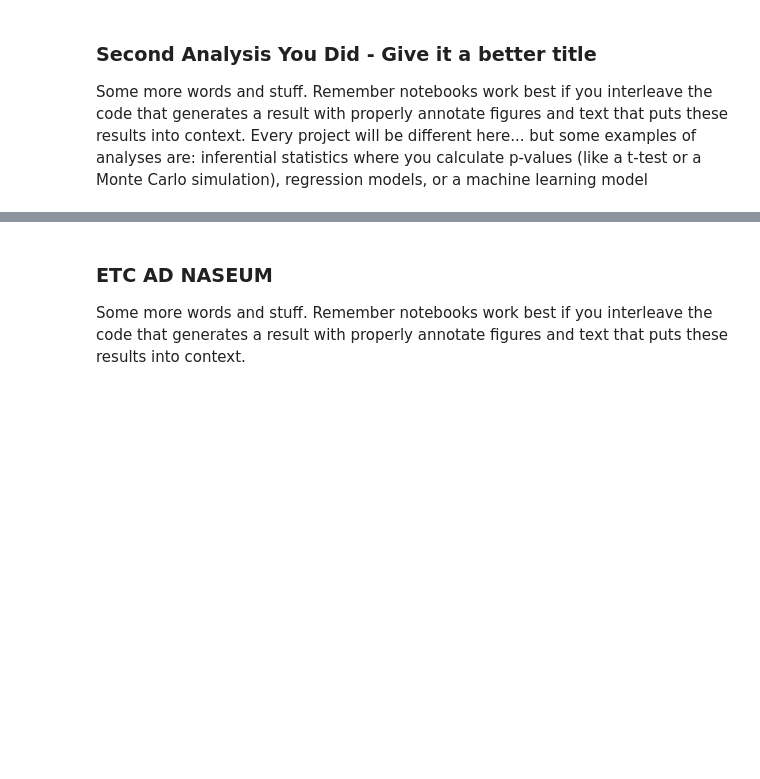
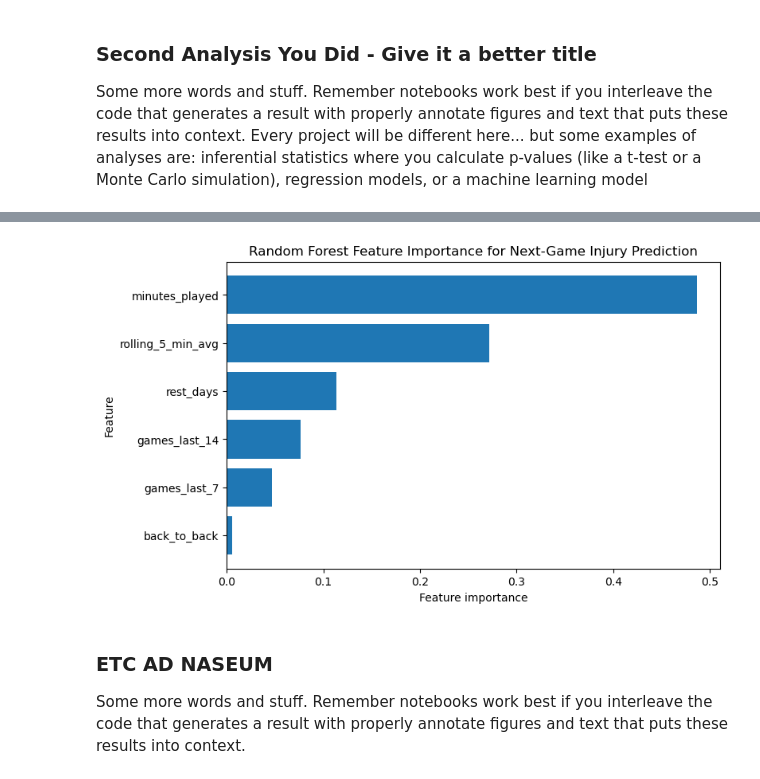
Before and after one commit to COGS108/Group-SP26-100, a Jupyter notebook: 03-FinalProject.ipynb, the cells around one changed output, grey strips where cells are left out. Saved outputs shown, nothing was run; the diff lists cells and outputs as text; code cells hidden in the pictures; blank space fills up the shorter version.

Commit message:
Added Analysis coding for 1 and 2, regression/machine learning models.

```diff
--- a/03-FinalProject.ipynb
+++ b/03-FinalProject.ipynb
@@ -227,0 +488,18 @@ Some more words and stuff.  Remember notebooks work best if you interleave the c
+# %%
+model_features = [
+    'minutes_played',
+    'rolling_5_min_avg',
+    'rest_days',
+    'back_to_back',
+    'games_last_7',
+    'games_last_14'
+]
+
+outcome = 'injury_before_next_team_game'
+
+regression_df = eda_df[model_features + [outcome]].copy()
+
+regression_df = regression_df.replace([np.inf, -np.inf], np.nan)
+regression_df = regression_df.dropna()
+
+regression_df.head()
@@ -234,0 +613,7 @@ Some more words and stuff.  Remember notebooks work best if you interleave the c
+# %%
+feature_importance = pd.DataFrame({
+    'feature': model_features,
+    'importance': rf_model.feature_importances_
+}).sort_values('importance', ascending=False)
+
+feature_importance
@@ -235,3 +628,15 @@ Some more words and stuff.  Remember notebooks work best if you interleave the c
+# %%
+import matplotlib.pyplot as plt
+
+plt.figure(figsize=(8, 5))
+plt.barh(feature_importance['feature'], feature_importance['importance'])
+plt.xlabel('Feature importance')
+plt.ylabel('Feature')
+plt.title('Random Forest Feature Importance for Next-Game Injury Prediction')
+plt.gca().invert_yaxis()
+plt.show()
+# %% [output]
+[figure, added]
 # %% [markdown]
 ### ETC AD NASEUM
 
```
Also changed, not shown: parts of 17 cells of this notebook, 2 other files.
